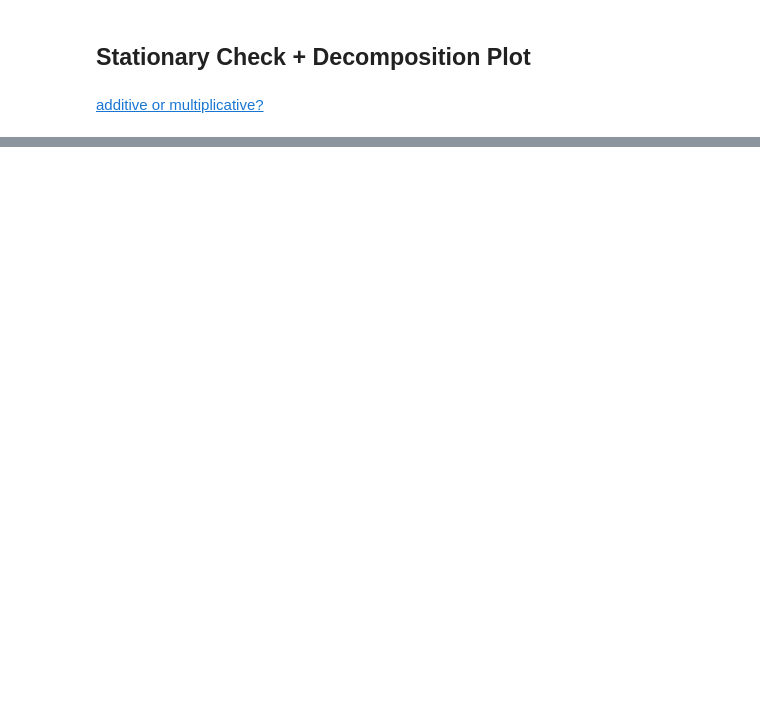
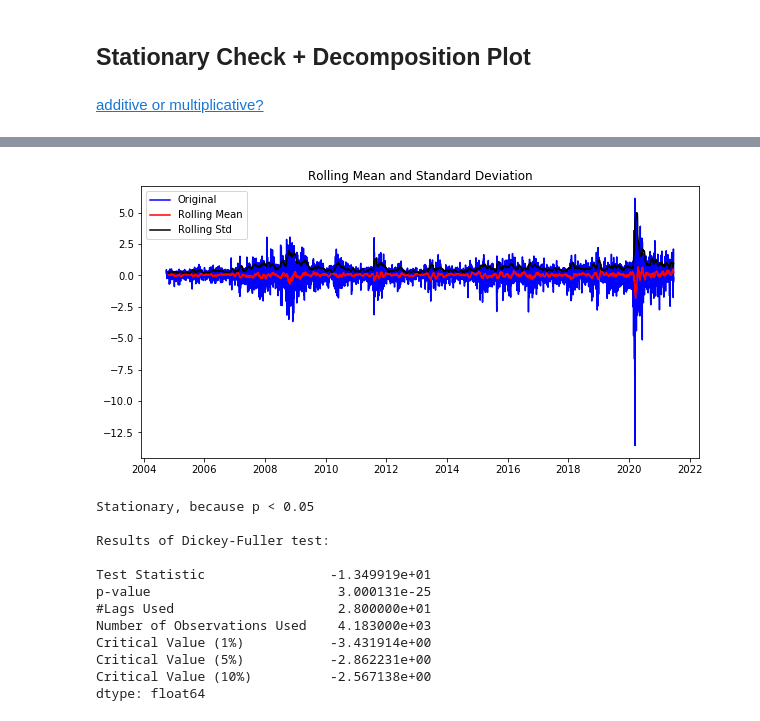
Before and after one commit to jingyunw/Capstone_Project, a Jupyter notebook: ARIMA.ipynb, the cells around one changed output, grey strips where cells are left out. Drawn from its saved outputs; the diff is of its cells as text; code cells hidden in the pictures; blank space fills up the shorter version.

```diff
--- a/ARIMA.ipynb
+++ b/ARIMA.ipynb
@@ -517,0 +196,18 @@ pd_ACF(vnq['Close'])
+# %%
+diff_ts = ut.detrend_differencing(vnq['Close'], periods=1)
+# %%
+ut.stationary_check_statsmodels(diff_ts, 22)
+# %% [output]
+[figure, added]
+Stationary, because p < 0.05
+
+Results of Dickey-Fuller test:
+
+Test Statistic                -1.349919e+01
+p-value                        3.000131e-25
+#Lags Used                     2.800000e+01
+Number of Observations Used    4.183000e+03
+Critical Value (1%)           -3.431914e+00
+Critical Value (5%)           -2.862231e+00
+Critical Value (10%)          -2.567138e+00
+dtype: float64
```
Also changed, not shown: parts of 68 cells of this notebook.
